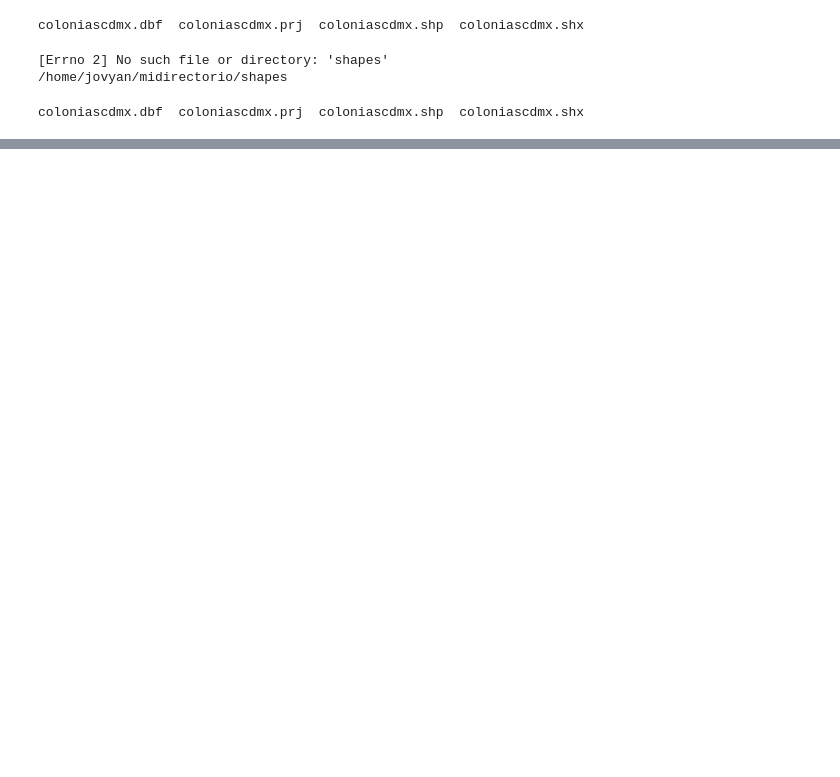
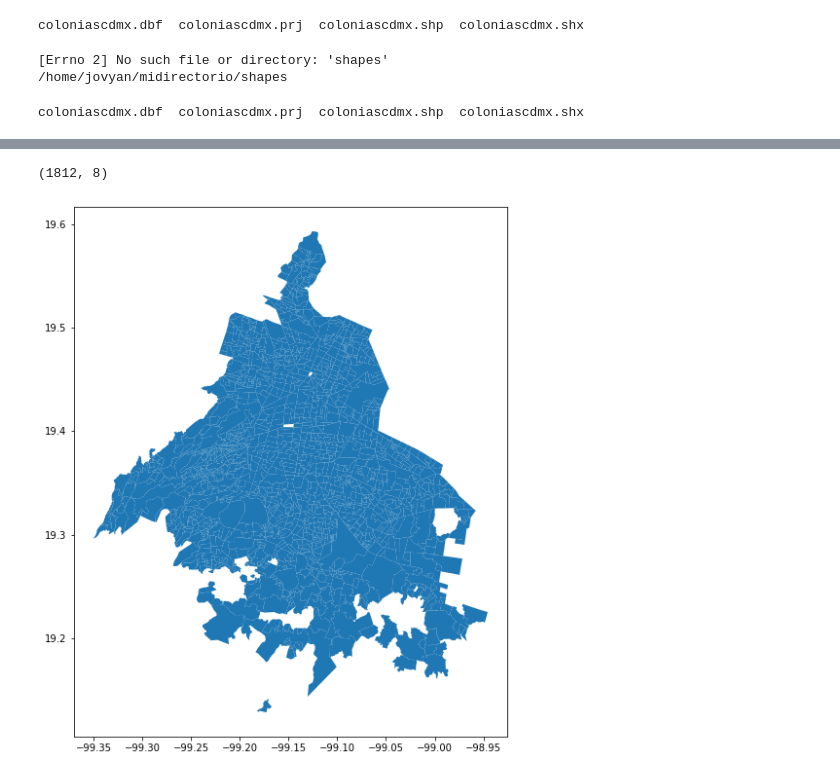
Before and after one commit to prope-2020-gh-classroom/practica-final-por-equipos-verano-2020-itam-patyua, a Jupyter notebook: Mapita.ipynb, the cells around one changed output, grey strips where cells are left out. Saved outputs shown, nothing was run; the diff lists cells and outputs as text; code cells hidden in the pictures; blank space fills up the shorter version.

Commit message:
subiendo shapefile

```diff
--- a/Mapita.ipynb
+++ b/Mapita.ipynb
@@ -29,0 +67,10 @@ colonias.head(6)
+# %%
+colonias.shape
+# %% [output]
+(1812, 8)
+# %%
+fig, ax = plt.subplots(figsize = (10,10))
+colonias.plot(ax=ax)
+plt.show()
+# %% [output]
+[figure, added]
```
Also changed, not shown: parts of 4 cells of this notebook.
